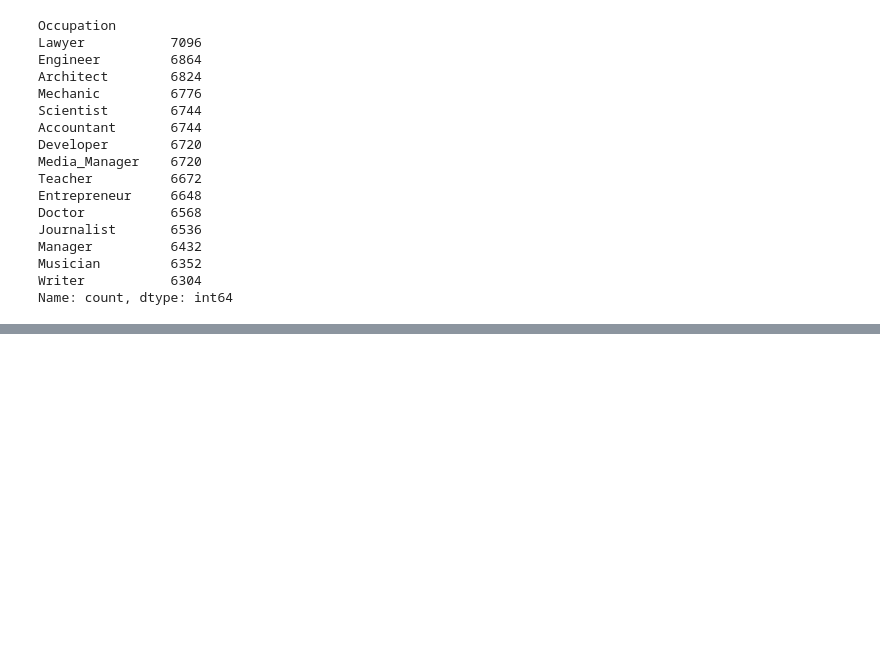
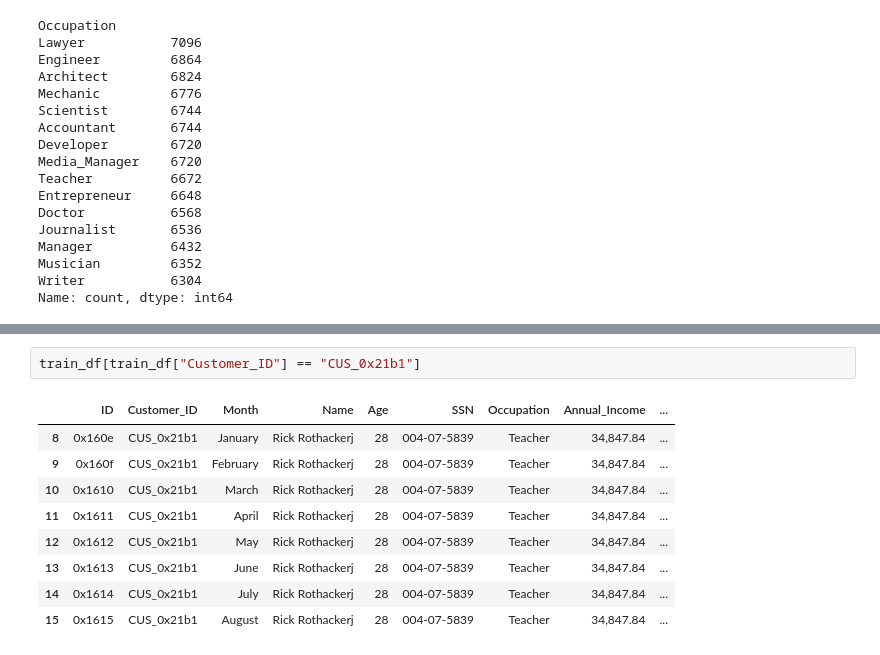
Before and after one commit to FerCorcuera/Credit-Score-Classification, a Jupyter notebook: notebooks/01_data_cleaning.ipynb, the cells around one changed output, grey strips where cells are left out. Drawn from its saved outputs; the diff is of its cells as text; blank space fills up the shorter version.

```diff
--- a/notebooks/01_data_cleaning.ipynb
+++ b/notebooks/01_data_cleaning.ipynb
@@ -240,0 +419,12 @@ Name: count, dtype: int64
+# %%
+train_df[train_df["Customer_ID"] == "CUS_0x21b1"]
+# %% [output]
+|  | ID | Customer_ID | Month | Name | Age | SSN | Occupation | Annual_Income | ... |
+| 8 | 0x160e | CUS_0x21b1 | January | Rick Rothackerj | 28 | 004-07-5839 | Teacher | 34,847.84 | ... |
+| 9 | 0x160f | CUS_0x21b1 | February | Rick Rothackerj | 28 | 004-07-5839 | Teacher | 34,847.84 | ... |
+| 10 | 0x1610 | CUS_0x21b1 | March | Rick Rothackerj | 28 | 004-07-5839 | Teacher | 34,847.84 | ... |
+| 11 | 0x1611 | CUS_0x21b1 | April | Rick Rothackerj | 28 | 004-07-5839 | Teacher | 34,847.84 | ... |
+| 12 | 0x1612 | CUS_0x21b1 | May | Rick Rothackerj | 28 | 004-07-5839 | Teacher | 34,847.84 | ... |
+| 13 | 0x1613 | CUS_0x21b1 | June | Rick Rothackerj | 28 | 004-07-5839 | Teacher | 34,847.84 | ... |
+| 14 | 0x1614 | CUS_0x21b1 | July | Rick Rothackerj | 28 | 004-07-5839 | Teacher | 34,847.84 | ... |
+| 15 | 0x1615 | CUS_0x21b1 | August | Rick Rothackerj | 28 | 004-07-5839 | Teacher | 34,847.84 | ... |
```
Also changed, not shown: parts of 25 cells of this notebook, 1 other file.
